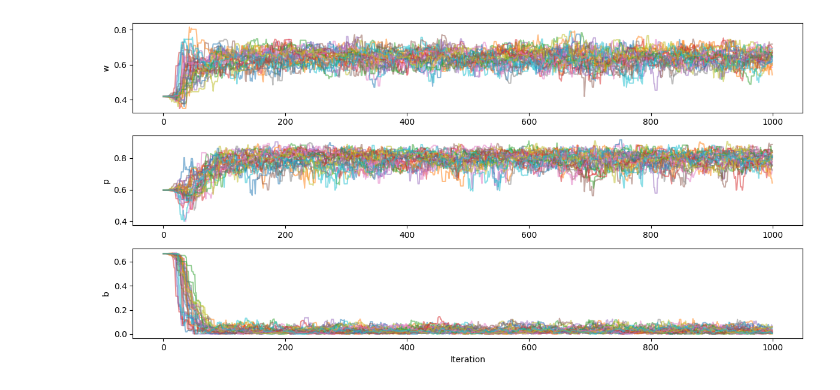
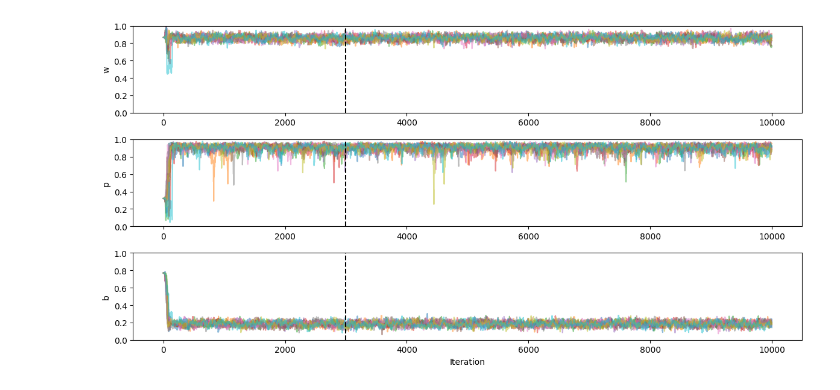
Before and after one commit to Schumacher-group/ImmuneCellMigrationAnalysis, a Jupyter notebook: Notebooks/Observed bias visualisation_revision.ipynb, the cells around one changed output. Drawn from its saved outputs; the diff is of its cells as text; code cells hidden in the pictures.

```diff
--- a/Notebooks/Observed bias visualisation_revision.ipynb
+++ b/Notebooks/Observed bias visualisation_revision.ipynb
@@ -11 +60,25 @@ import pandas as pd
+# %%
+# plot some MCMC chains to check for a reasonable burn-in
+sample_data = emcee.backends.HDFBackend('../data/BP_inference/Single_wound_MCR_revision'+filesuffix+'_bins01.h5')
+samples = sample_data.get_chain(discard=0, flat=False)
+
+labels = ['w','p','b']
+ndim = len(labels)
+n_walkers = 10
+
+# Trace Plots
+plt.figure(figsize=(12, 6))
+for dim in range(ndim):
+    plt.subplot(ndim, 1, dim + 1)
+    for walker in range(n_walkers):
+        plt.plot(samples[:, walker, dim], alpha=0.5)
+    plt.plot([burnin, burnin], [0, 1], 'k--')
+    plt.ylabel(labels[dim])
+    plt.ylim(0, 1)
+plt.xlabel("Iteration")
+plt.tight_layout()
+plt.show()
+# this seems to show a burn-in of about 200 is safe
+# %% [output]
+[figure, added]
 # %%
@@ -52,20 +112 @@ chains = posterior_chain_array.get_chain(discard=0)
-# %%
-
-labels = ['w','p','b']#,'R0','κ','m','b0']
-ndim = len(labels)
-n_walkers = 30
-
-# Trace Plots
-plt.figure(figsize=(12, 6))
-for dim in range(ndim):
-    plt.subplot(ndim, 1, dim + 1)
-    for walker in range(n_walkers):
-        plt.plot(chains[:, walker, dim], alpha=0.5)
-    plt.ylabel(labels[dim])
-plt.xlabel("Iteration")
-plt.tight_layout()
-plt.show()
-# this seems to show a burn-in of about 200 is safe
-# %% [output]
-[figure, removed]
 # %%
```
Also changed, not shown: parts of 13 cells of this notebook.
